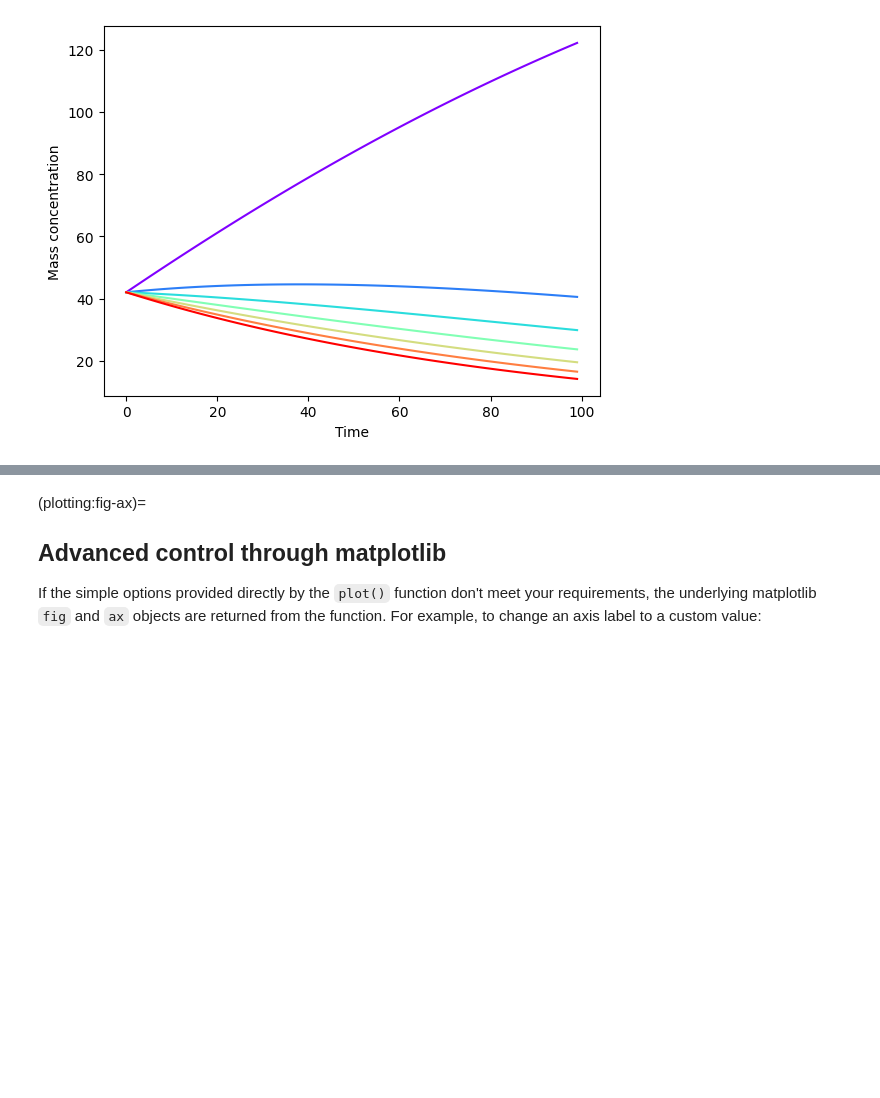
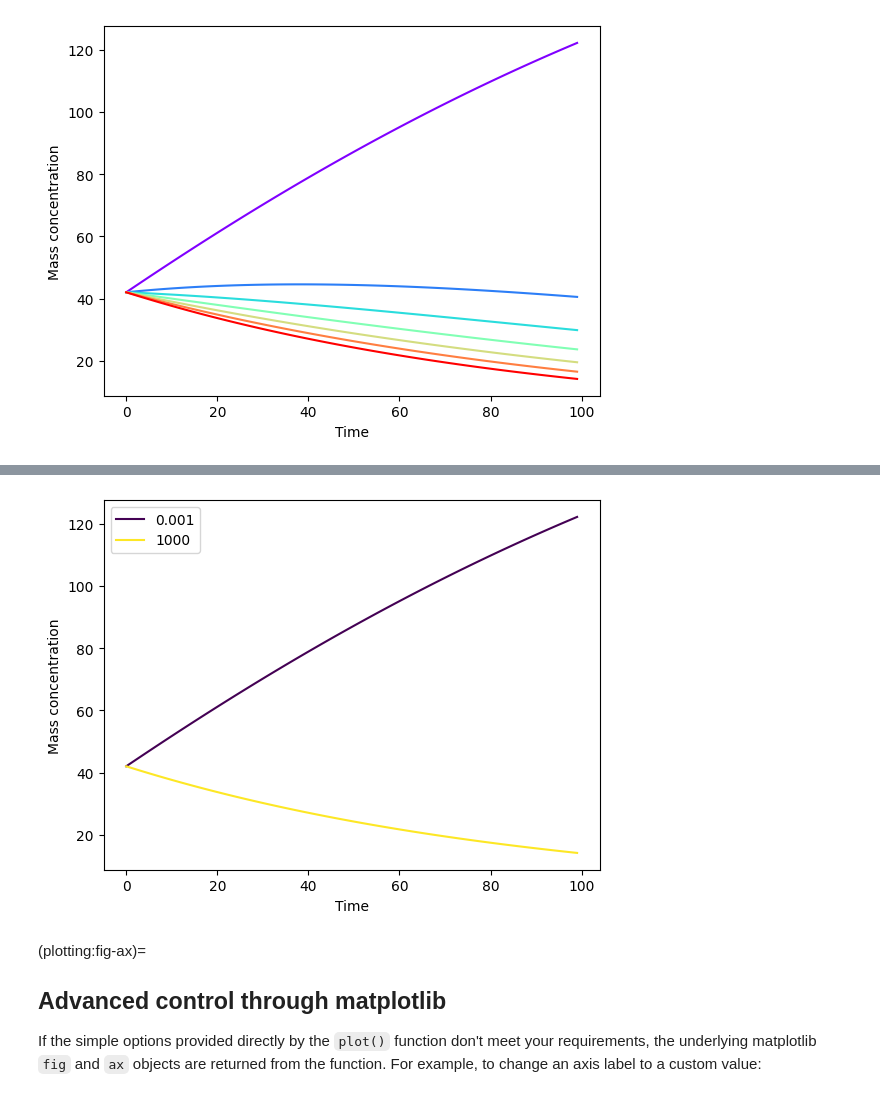
Before and after one commit to microplastics-cluster/fragment-mnp, a Jupyter notebook: docs/plotting.ipynb, the cells around one changed output, grey strips where cells are left out. Drawn from its saved outputs; the diff is of its cells as text; code cells hidden in the pictures; blank space fills up the shorter version.

Commit message:
Adding option to plot only certain size classes

```diff
--- a/docs/plotting.ipynb
+++ b/docs/plotting.ipynb
@@ -71,3 +77,7 @@ _ = output.plot(show_legend=False, cmap='rainbow')
+# %%
+_ = output.plot(size_classes_to_plot=[0, output.n_size_classes - 1])
+# %% [output]
+[figure, added]
 # %% [markdown]
 (plotting:fig-ax)=
 ## Advanced control through matplotlib
```
Also changed, not shown: parts of 1 cell of this notebook, 5 other files.
